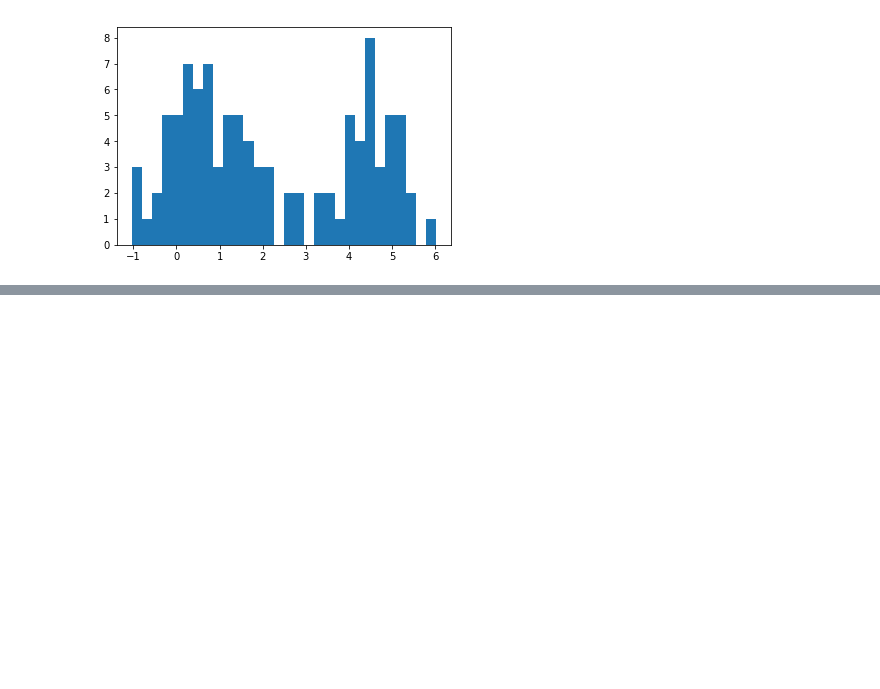
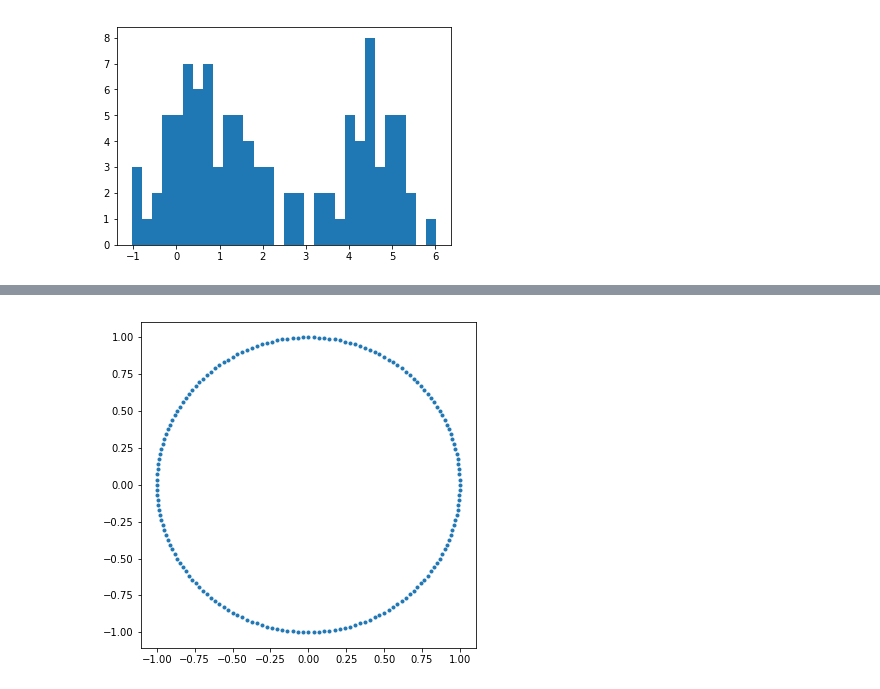
Before and after one commit to juebrauer/course_introduction_to_python, a Jupyter notebook: 07_matplotlib_grundlagen/matplotlib_grundlagen.ipynb, the cells around one changed output, grey strips where cells are left out. Saved outputs shown, nothing was run; the diff lists cells and outputs as text; code cells hidden in the pictures; blank space fills up the shorter version.

```diff
--- a/07_matplotlib_grundlagen/matplotlib_grundlagen.ipynb
+++ b/07_matplotlib_grundlagen/matplotlib_grundlagen.ipynb
@@ -613,0 +648,16 @@ plt.show()
+# %%
+breite = 300 # Pixel
+hoehe = 300 # Pixel
+pixel_size_in_inchs = 0.02
+fig_height = int(breite * pixel_size_in_inchs)
+fig_width  = int(hoehe  * pixel_size_in_inchs)
+plt.figure(figsize=(fig_height,fig_width))
+
+step_width = math.pi/90.0
+x_werte = [math.cos(i) for i in np.arange(0,2*math.pi, step_width )]
+y_werte = [math.sin(i) for i in np.arange(0,2*math.pi, step_width )]
+
+plt.scatter(x_werte,y_werte, marker=".")
+plt.show()
+# %% [output]
+[figure, added]
```
Also changed, not shown: parts of 5 cells of this notebook.
